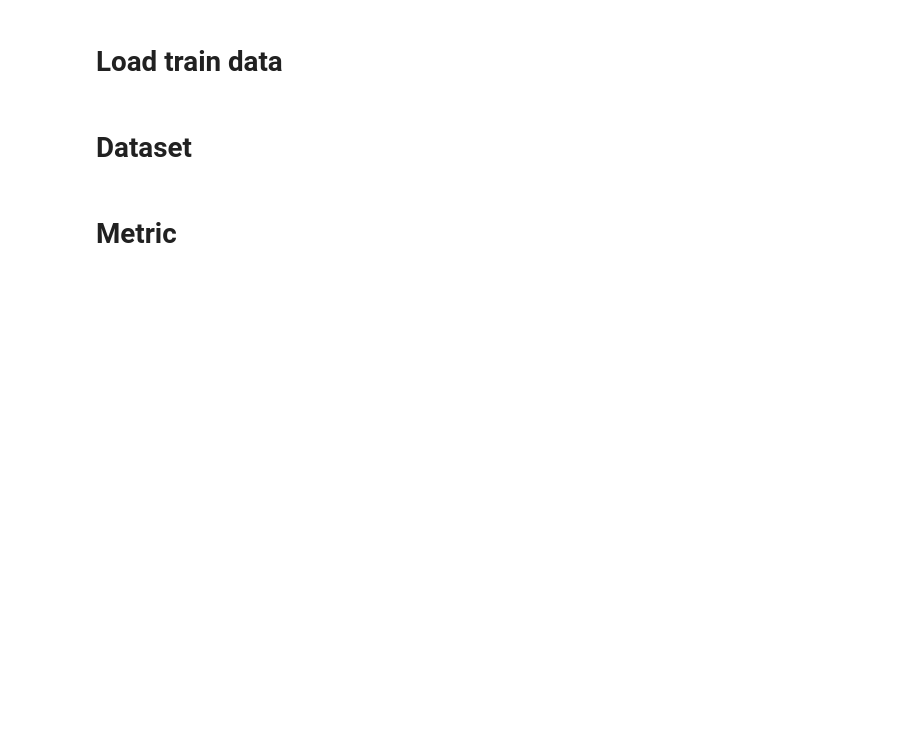
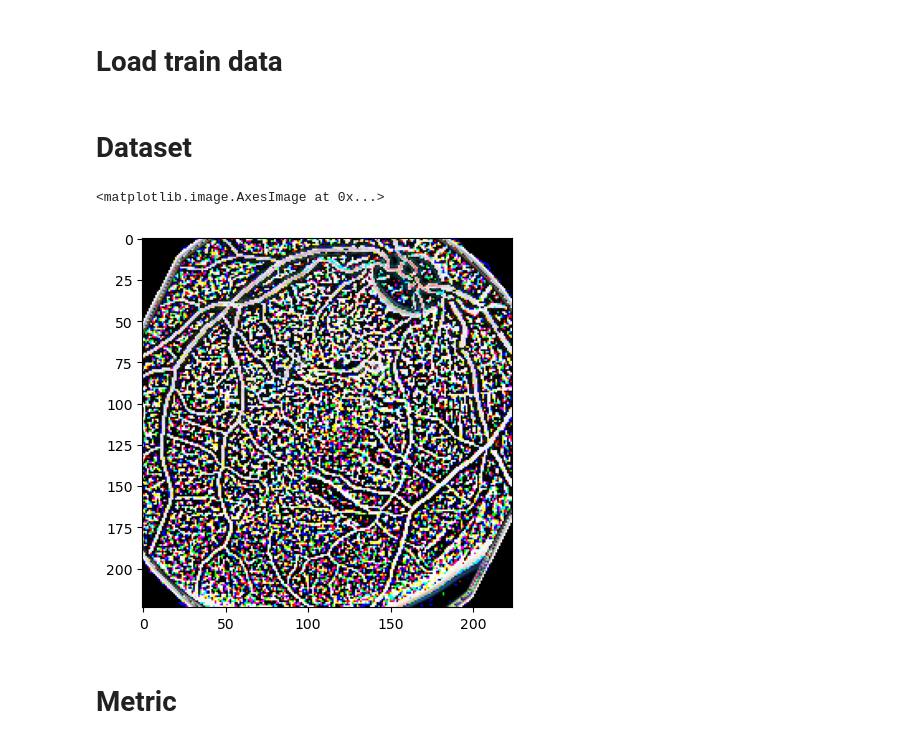
Before and after one commit to aakashks/SupCon-DR, a Jupyter notebook: model_full_train.ipynb, the cells around one changed output. Cells and saved outputs as stored; diff of their text form; code cells hidden in the pictures; blank space fills up the shorter version.

```diff
--- a/model_full_train.ipynb
+++ b/model_full_train.ipynb
@@ -160,9 +160,12 @@ class ImageTrainDataset(Dataset):
 # %%
 # visualize the transformations
 train_dataset = ImageTrainDataset(TRAIN_DATA_FOLDER, train_data, train_transforms)
-image, label = train_dataset[15]
+image, label = train_dataset[11]
 transformed_img_pil = func.to_pil_image(image)
 plt.imshow(transformed_img_pil)
+# %% [output]
+<matplotlib.image.AxesImage at 0x...>
+[figure, added]
 # %% [markdown]
 # Metric
 # %%
```
Also changed, not shown: parts of 1 cell of this notebook, 4 other files.
